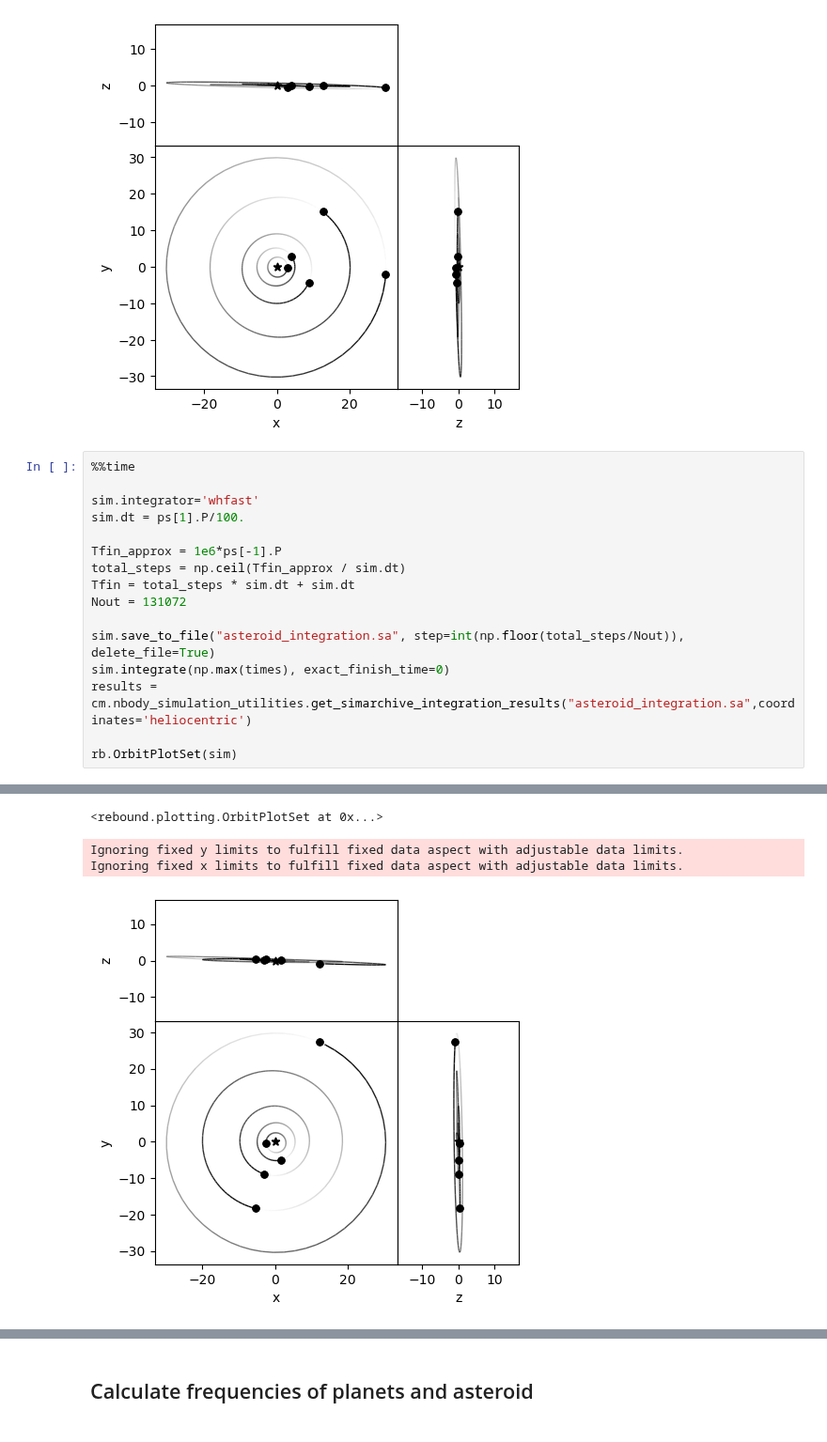
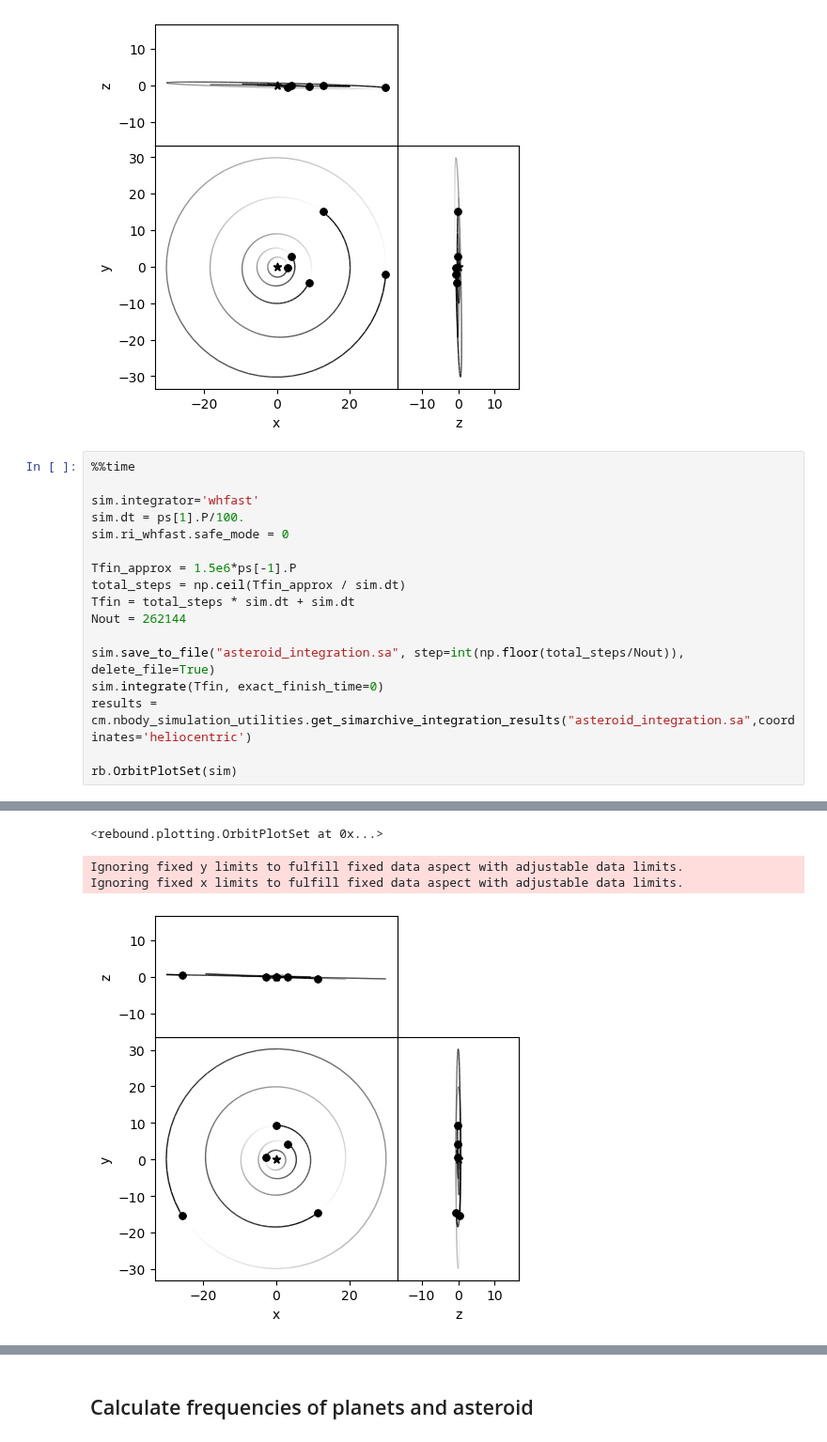
Before and after one commit to kavidey/action-angle-discovery, a Jupyter notebook: Integrations.ipynb, the cells around one changed output, grey strips where cells are left out. Shown at 94% size. Drawn from its saved outputs; the diff is of its cells as text.

```diff
--- a/Integrations.ipynb
+++ b/Integrations.ipynb
@@ -131,14 +131,15 @@ Ignoring fixed x limits to fulfill fixed data aspect with adjustable data limits
 
 sim.integrator='whfast'
 sim.dt = ps[1].P/100.
+sim.ri_whfast.safe_mode = 0
 
-Tfin_approx = 1e6*ps[-1].P
+Tfin_approx = 1.5e6*ps[-1].P
 total_steps = np.ceil(Tfin_approx / sim.dt)
 Tfin = total_steps * sim.dt + sim.dt
-Nout = 131072
+Nout = 262144
 
 sim.save_to_file("asteroid_integration.sa", step=int(np.floor(total_steps/Nout)), delete_file=True)
-sim.integrate(np.max(times), exact_finish_time=0)
+sim.integrate(Tfin, exact_finish_time=0)
 results = cm.nbody_simulation_utilities.get_simarchive_integration_results("asteroid_integration.sa",coordinates='heliocentric')
 
 rb.OrbitPlotSet(sim)
@@ -148,4 +149,4 @@ Wall time: 33.8 s
 <rebound.plotting.OrbitPlotSet at 0x...>
 Ignoring fixed y limits to fulfill fixed data aspect with adjustable data limits.
 Ignoring fixed x limits to fulfill fixed data aspect with adjustable data limits.
-[figure, old version]
+[figure, new version]
```
Also changed, not shown: parts of 11 cells of this notebook.
